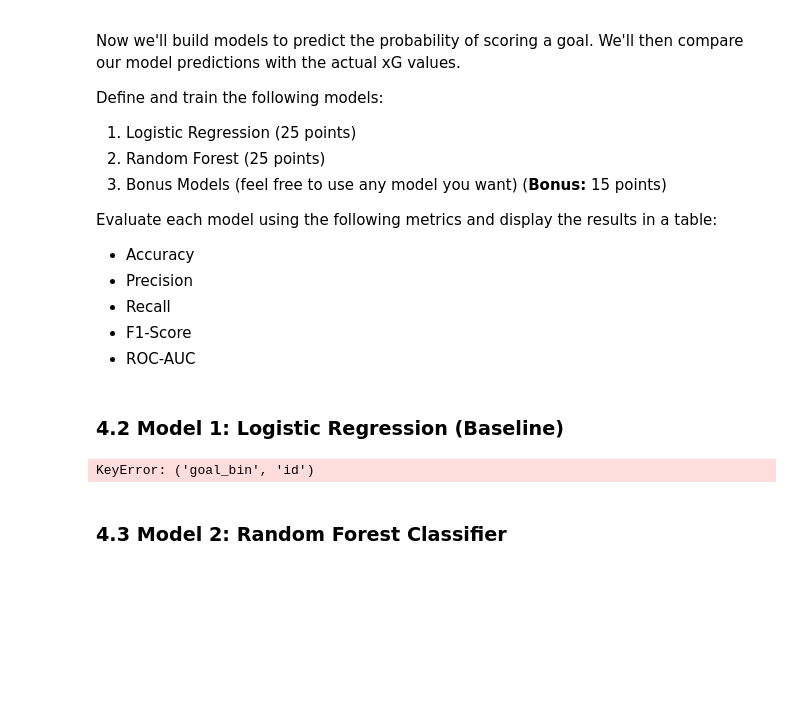
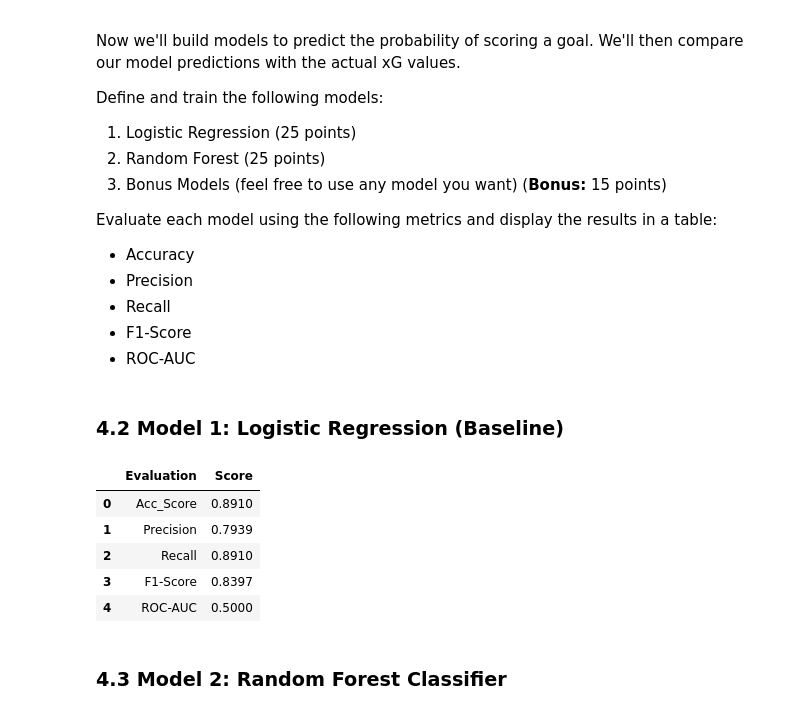
Before and after one commit to smgibson19/ds701_fa25_midterm_challenge_sports, a Jupyter notebook: LALIGA_Analysis_Challenge.ipynb, the cells around one changed output. Drawn from its saved outputs; the diff is of its cells as text; code cells hidden in the pictures; blank space fills up the shorter version.

```diff
--- a/LALIGA_Analysis_Challenge.ipynb
+++ b/LALIGA_Analysis_Challenge.ipynb
@@ -823,7 +822,10 @@ from sklearn.model_selection import train_test_split
 # split into two to train
 r_data, r_results = sam_reg_model(df)
 
-a_train, a_test, b_train, b_test = train_test_split(r_data, r_results['goal_bin'], test_size=0.20 ,random_state=42)
+r_res_result = pd.merge(r_results, df, on='id', how='inner')
+r_res_result['goal_bin'] = r_res_result.apply(lambda x: 1 if x['result'] == 'Goal' else 0, axis = 1)
+
+a_train, a_test, b_train, b_test = train_test_split(r_data, r_res_result['goal_bin'], test_size=0.20 ,random_state=42)
 
 # scale data
 scaler = MinMaxScaler()
@@ -831,35 +833,40 @@ scaler = MinMaxScaler()
 # make copies for later
 a_train_copy = a_train.copy()
 a_test_copy = a_test.copy()
 b_train_copy = b_train.copy()
 b_test_copy = b_test.copy()
 
 a_train_scaled = scaler.fit_transform(a_train_copy)
 a_test_scaled = scaler.transform(a_test_copy)
 
 # run model
 r_model = LogisticRegression()
 r_model.fit(a_train_scaled, b_train_copy)
 
 # evaluation: display results in table?
 reg_eval = {}
-y_modeled = r_model.predict(a_test)
+y_modeled = r_model.predict(a_test_copy)
 reg_acc = accuracy_score(b_test_copy, y_modeled)
 reg_prec = precision_score(b_test_copy, y_modeled, average= 'weighted')
 reg_recall= recall_score(b_test_copy, y_modeled, average= 'weighted')
 reg_f1= f1_score(b_test_copy, y_modeled, average= 'weighted')
 reg_rocauc= roc_auc_score(b_test_copy, y_modeled, average = None)
 
 reg_eval['Acc_Score'] = reg_acc
 reg_eval['Precision'] = reg_prec
 reg_eval['Recall'] = reg_recall
 reg_eval['F1-Score'] = reg_f1
 reg_eval['ROC-AUC'] = reg_rocauc
 
 reg_eval_df = pd.DataFrame({'Evaluation': reg_eval.keys(), 'Score': reg_eval.values()})
 reg_eval_df.head()
 # %% [output]
-KeyError: ('goal_bin', 'id')
+|  | Evaluation | Score |
+| 0 | Acc_Score | 0.8910 |
+| 1 | Precision | 0.7939 |
+| 2 | Recall | 0.8910 |
+| 3 | F1-Score | 0.8397 |
+| 4 | ROC-AUC | 0.5000 |
 # %% [markdown]
 ### 4.3 Model 2: Random Forest Classifier
 # %%
```
Also changed, not shown: parts of 4 cells of this notebook.
